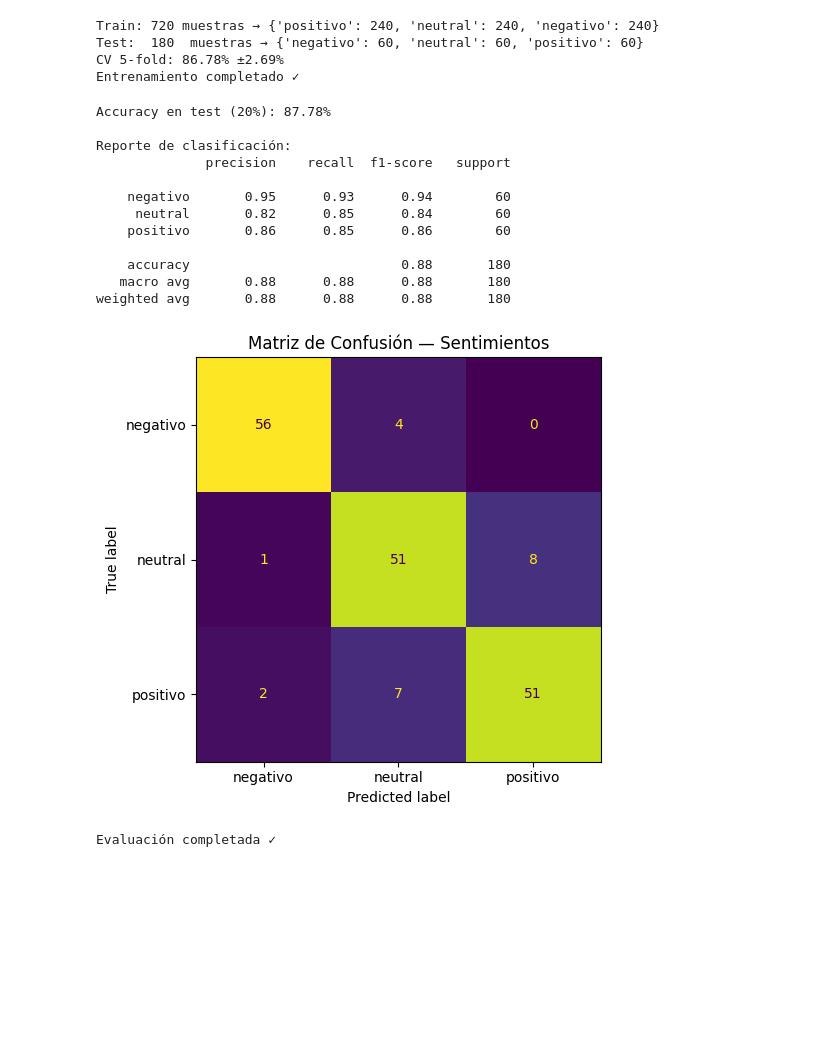
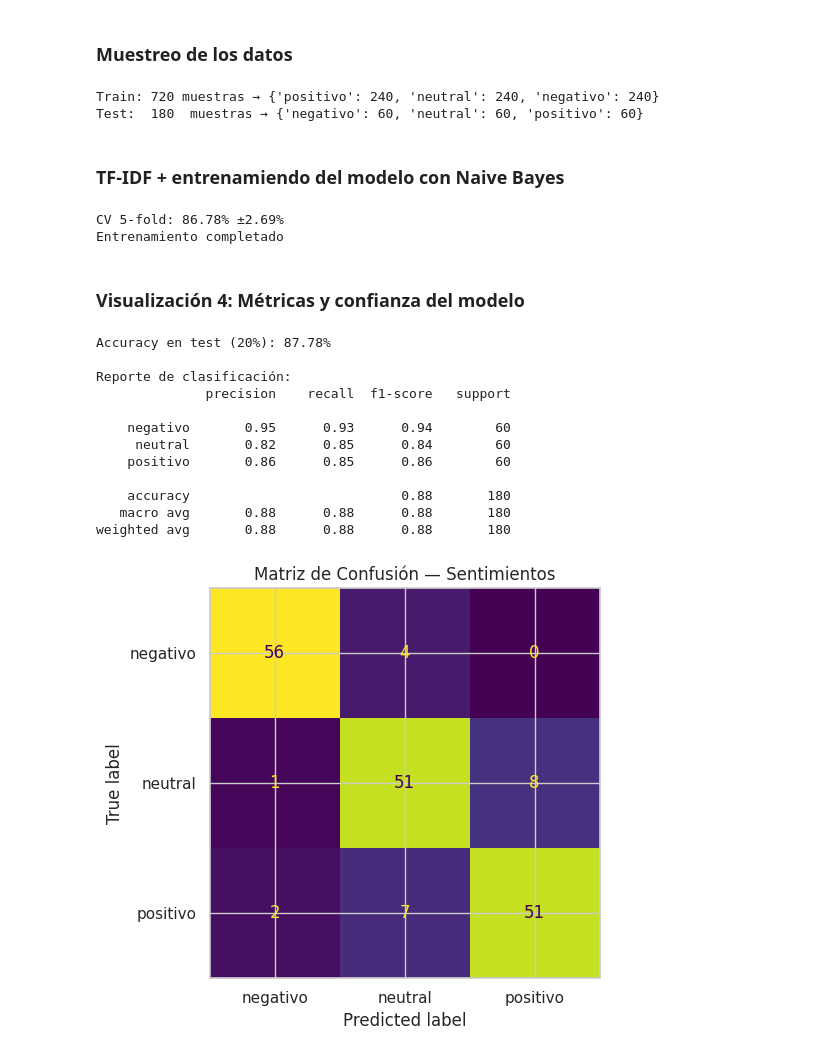
Before and after one commit to eduardotec05/26A_03_ML-PLN, a Jupyter notebook: sentiment_colab.ipynb, the cells around one changed output. Cells and saved outputs as stored; diff of their text form; code cells hidden in the pictures; blank space fills up the shorter version.

```diff
--- a/sentiment_colab.ipynb
+++ b/sentiment_colab.ipynb
@@ -1,7 +8,7 @@
 # %%
-# Celda 1 — Instalación e imports
 !pip install scikit-learn nltk --quiet
 
+#Importamos las librerías necesarias
 import re
 import pickle
 import unicodedata
@@ -9,15 +16,16 @@ import nltk
 import numpy as np
 import pandas as pd
 import matplotlib.pyplot as plt
+import seaborn as sns
 from collections import Counter
 from nltk.corpus import stopwords
 from sklearn.pipeline import Pipeline
-from sklearn.feature_extraction.text import TfidfVectorizer
+from sklearn.feature_extraction.text import TfidfVectorizer, CountVectorizer
 from sklearn.naive_bayes import MultinomialNB
 from sklearn.model_selection import train_test_split, cross_val_score, StratifiedKFold
 from sklearn.metrics import accuracy_score, classification_report, confusion_matrix, ConfusionMatrixDisplay
 from google.colab import files
 
+sns.set_theme(style='whitegrid')
 nltk.download('stopwords')
-print('Instalación completa')
 # %% [output]
@@ -101,62 +207,75 @@ Preprocesador validado ✓
+# %% [markdown]
+### Muestreo de los datos
+# %%
+#Preprocesamiento de todos los textos
+textos_proc = [preprocess(t) for t in textos]
+
+#Se dividen en entrenamiento y prueba
+X_train, X_test, y_train, y_test = train_test_split(
+    textos_proc, etiquetas,
+    test_size=0.20, random_state=42, stratify=etiquetas
+)
+
+#Información sobre la división
+print(f'Train: {len(X_train)} muestras → {dict(Counter(y_train))}')
+print(f'Test:  {len(X_test)}  muestras → {dict(Counter(y_test))}')
+# %% [output]
+Train: 720 muestras → {'positivo': 240, 'neutral': 240, 'negativo': 240}
+Test:  180  muestras → {'negativo': 60, 'neutral': 60, 'positivo': 60}
+# %% [markdown]
+### TF-IDF + entrenamiendo del modelo con Naive Bayes
 # %%
-# Celda 4 — Split 80/20 y entrenamiento con MultinomialNB
-textos_proc = [preprocess(t) for t in textos]
-
-X_train, X_test, y_train, y_test = train_test_split(
-    textos_proc, etiquetas,
-    test_size=0.20, random_state=42, stratify=etiquetas
-)
-print(f'Train: {len(X_train)} muestras → {dict(Counter(y_train))}')
-print(f'Test:  {len(X_test)}  muestras → {dict(Counter(y_test))}')
-
+#Entrenamiento con pipeline
 pipeline = Pipeline([
     ('tfidf', TfidfVectorizer(ngram_range=(1, 1), sublinear_tf=True, min_df=2)),
     ('clf',   MultinomialNB(alpha=1.0)),
 ])
+#Datos de entrenamiento
 pipeline.fit(X_train, y_train)
 
+#Validación cruzada
 cv = StratifiedKFold(n_splits=5, shuffle=True, random_state=42)
 cv_scores = cross_val_score(pipeline, textos_proc, etiquetas, cv=cv, scoring='accuracy')
+
+#Se muestran los resultados
 print(f'CV 5-fold: {cv_scores.mean():.2%} ±{cv_scores.std():.2%}')
-print('Entrenamiento completado ✓')
+print('Entrenamiento completado')
 # %% [output]
-Train: 720 muestras → {'positivo': 240, 'neutral': 240, 'negativo': 240}
-Test:  180  muestras → {'negativo': 60, 'neutral': 60, 'positivo': 60}
 CV 5-fold: 86.78% ±2.69%
-Entrenamiento completado ✓
+Entrenamiento completado
+# %% [markdown]
+### Visualización 4: Métricas y confianza del modelo
 # %%
-# Celda 5 — Evaluación del modelo
+#Se generan predicciones sobre las pruebas y se calcula la precisión
 y_pred = pipeline.predict(X_test)
 acc = accuracy_score(y_test, y_pred)
 
 print(f'Accuracy en test (20%): {acc:.2%}')
 print('\nReporte de clasificación:')
 print(classification_report(y_test, y_pred,
       target_names=['negativo', 'neutral', 'positivo']))
 
+#Se genera la matriz de confusión
 cm = confusion_matrix(y_test, y_pred, labels=['negativo', 'neutral', 'positivo'])
 disp = ConfusionMatrixDisplay(confusion_matrix=cm,
        display_labels=['negativo', 'neutral', 'positivo'])
+#Se configura yse muestra la matriz
 fig, ax = plt.subplots(figsize=(6, 5))
 disp.plot(ax=ax, colorbar=False)
 ax.set_title('Matriz de Confusión — Sentimientos')
 plt.tight_layout()
 plt.show()
-
-assert acc >= 0.80, f'Accuracy muy baja: {acc:.2%}'
-print('Evaluación completada ✓')
 # %% [output]
 Accuracy en test (20%): 87.78%
 
 Reporte de clasificación:
               precision    recall  f1-score   support
 
     negativo       0.95      0.93      0.94        60
      neutral       0.82      0.85      0.84        60
     positivo       0.86      0.85      0.86        60
 
     accuracy                           0.88       180
    macro avg       0.88      0.88      0.88       180
 weighted avg       0.88      0.88      0.88       180
-[figure, old version]
+[figure, new version]
-Evaluación completada ✓
```
Also changed, not shown: parts of 23 cells of this notebook.
